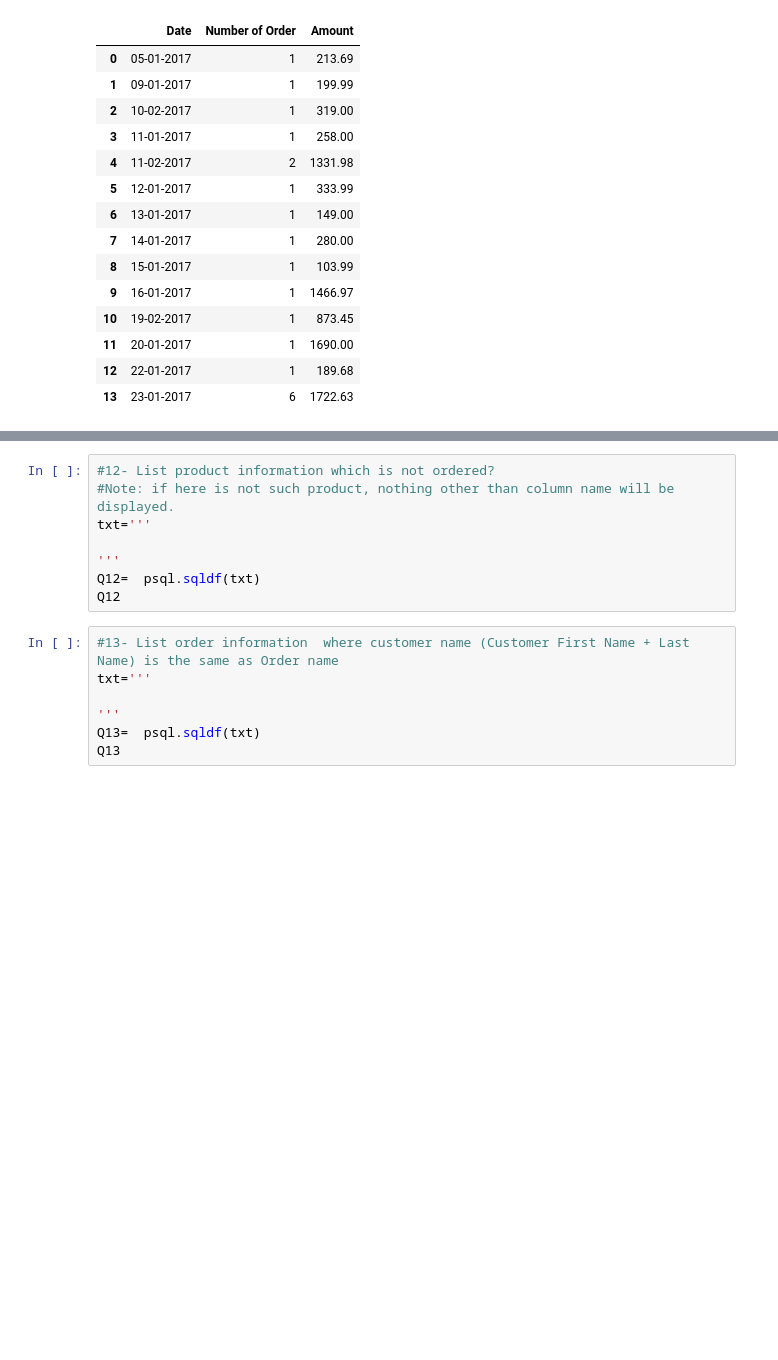
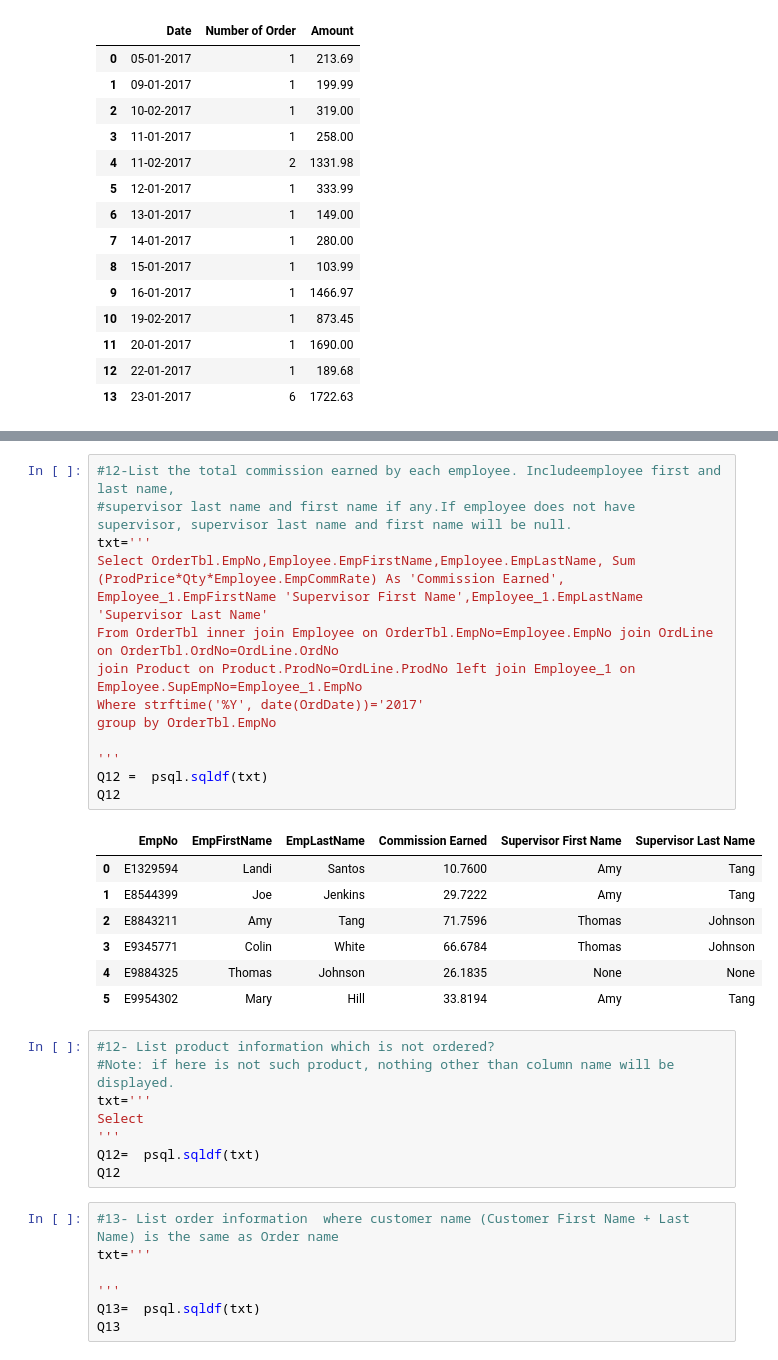
Before and after one commit to ogut77/BA, a Jupyter notebook: Homework3.ipynb, the cells around one changed output, grey strips where cells are left out. Drawn from its saved outputs; the diff is of its cells as text; blank space fills up the shorter version.

```diff
--- a/Homework3.ipynb
+++ b/Homework3.ipynb
@@ -198,8 +222,30 @@ Q11
+# %%
+#12-List the total commission earned by each employee. Includeemployee first and last name,
+#supervisor last name and first name if any.If employee does not have supervisor, supervisor last name and first name will be null.
+txt='''
+Select OrderTbl.EmpNo,Employee.EmpFirstName,Employee.EmpLastName, Sum (ProdPrice*Qty*Employee.EmpCommRate) As 'Commission Earned',
+Employee_1.EmpFirstName 'Supervisor First Name',Employee_1.EmpLastName 'Supervisor Last Name'
+From OrderTbl inner join Employee on OrderTbl.EmpNo=Employee.EmpNo join OrdLine on OrderTbl.OrdNo=OrdLine.OrdNo
+join Product on Product.ProdNo=OrdLine.ProdNo left join Employee_1 on Employee.SupEmpNo=Employee_1.EmpNo
+Where strftime('%Y', date(OrdDate))='2017'
+group by OrderTbl.EmpNo
+
+'''
+Q12 =  psql.sqldf(txt)
+Q12
+# %% [output]
+|  | EmpNo | EmpFirstName | EmpLastName | Commission Earned | Supervisor First Name | Supervisor Last Name |
+| 0 | E1329594 | Landi | Santos | 10.7600 | Amy | Tang |
+| 1 | E8544399 | Joe | Jenkins | 29.7222 | Amy | Tang |
+| 2 | E8843211 | Amy | Tang | 71.7596 | Thomas | Johnson |
+| 3 | E9345771 | Colin | White | 66.6784 | Thomas | Johnson |
+| 4 | E9884325 | Thomas | Johnson | 26.1835 | None | None |
+| 5 | E9954302 | Mary | Hill | 33.8194 | Amy | Tang |
 # %%
 #12- List product information which is not ordered?
 #Note: if here is not such product, nothing other than column name will be displayed.
 txt='''
-
+Select
 '''
 Q12=  psql.sqldf(txt)
 Q12
```
Also changed, not shown: parts of 5 cells of this notebook.
